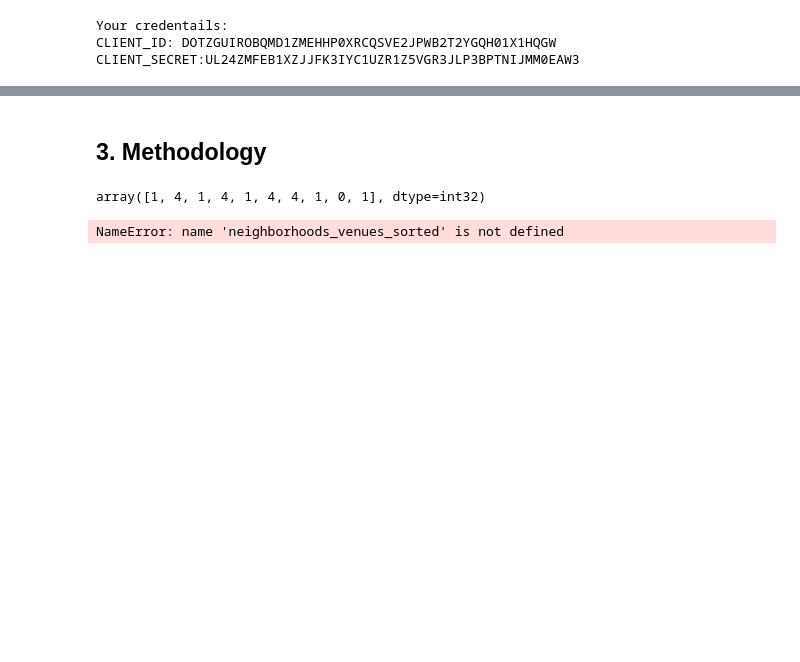
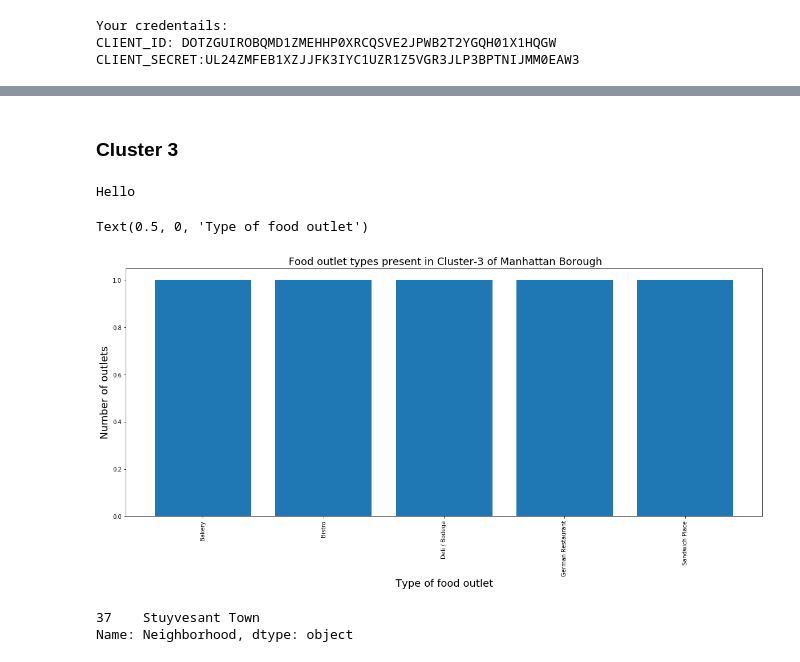
Before and after one commit to Aditep-Pramorntat/Coursera_Capstone, a Jupyter notebook: Aditep - Capstone Project.ipynb, the cells around one changed output, grey strips where cells are left out. Drawn from its saved outputs; the diff is of its cells as text; code cells hidden in the pictures; blank space fills up the shorter version.

```diff
--- a/Aditep - Capstone Project.ipynb
+++ b/Aditep - Capstone Project.ipynb
@@ -440,26 +508,40 @@ winebar_manhattan_grouped.head()
 # %% [markdown]
-## 3. Methodology
+### Cluster 3
-# %%
-kclusters = 5
-
-winebar_manhattan_grouped_clustering = winebar_manhattan_grouped.drop('Neighborhood', 1)
-
-# run k-means clustering
-kmeans = KMeans(n_clusters=kclusters, random_state=0).fit(winebar_manhattan_grouped_clustering)
-
-# check cluster labels generated for each row in the dataframe
-kmeans.labels_[0:10]
-# %% [output]
-array([1, 4, 1, 4, 1, 4, 4, 1, 0, 1], dtype=int32)
-# %%
-# add clustering labels
-neighborhoods_venues_sorted.insert(0, 'Cluster Labels', kmeans.labels_)
-
-manhattan_merged = manhattan_data
-
-# merge toronto_grouped with toronto_data to add latitude/longitude for each neighborhood
-manhattan_merged = manhattan_merged.join(neighborhoods_venues_sorted.set_index('Neighborhood'), on='Neighborhood')
-
-manhattan_merged.head() # check the last columns!
-# %% [output]
-NameError: name 'neighborhoods_venues_sorted' is not defined
+# %%
+df_test = manhattan_merged.loc[manhattan_merged['Cluster Labels'] == 2, manhattan_merged.columns[[1] + list(range(5, manhattan_merged.shape[1]))]]
+df_test.reset_index(drop=True)
+list_neighbor = df_test['Neighborhood'].to_list()
+df_data_3 = manhattan_onehot.loc[manhattan_onehot['Neighborhood'].isin(list_neighbor)]
+df_data_3
+dict_items = {}
+for column in df_data_3:
+    if column =='Neighborhood':
+        print('Hello')
+    else:
+        col_ser = df_data_3[column]
+        val_data = col_ser.sum()
+        dict_items.update({column:val_data})
+dict_items_ref = {key:val for key, val in dict_items.items() if val !=0 }
+import matplotlib.pyplot as plt
+fig_size = plt.rcParams["figure.figsize"]
+fig_size[0] = 20
+fig_size[1] = 8
+plt.rcParams["figure.figsize"] = fig_size
+list_items_ref_sorted = sorted(dict_items_ref.items(), key = lambda x: x[1])
+keys_data, value_data = zip(*list_items_ref_sorted)
+# keys_data = dict_items_ref_sorted.keys()
+# value_data = dict_items_ref_sorted.values()
+plt.bar(keys_data, value_data)
+plt.xticks(rotation=90)
+plt.title(' Food outlet types present in Cluster-3 of Manhattan Borough', fontsize=18)
+plt.ylabel('Number of outlets',fontsize=18)
+plt.xlabel('Type of food outlet', fontsize=18)
+# %% [output]
+Hello
+Text(0.5, 0, 'Type of food outlet')
+[figure, added]
+# %%
+df_test['Neighborhood']
+# %% [output]
+37    Stuyvesant Town
+Name: Neighborhood, dtype: object
```
Also changed, not shown: parts of 45 cells of this notebook.
